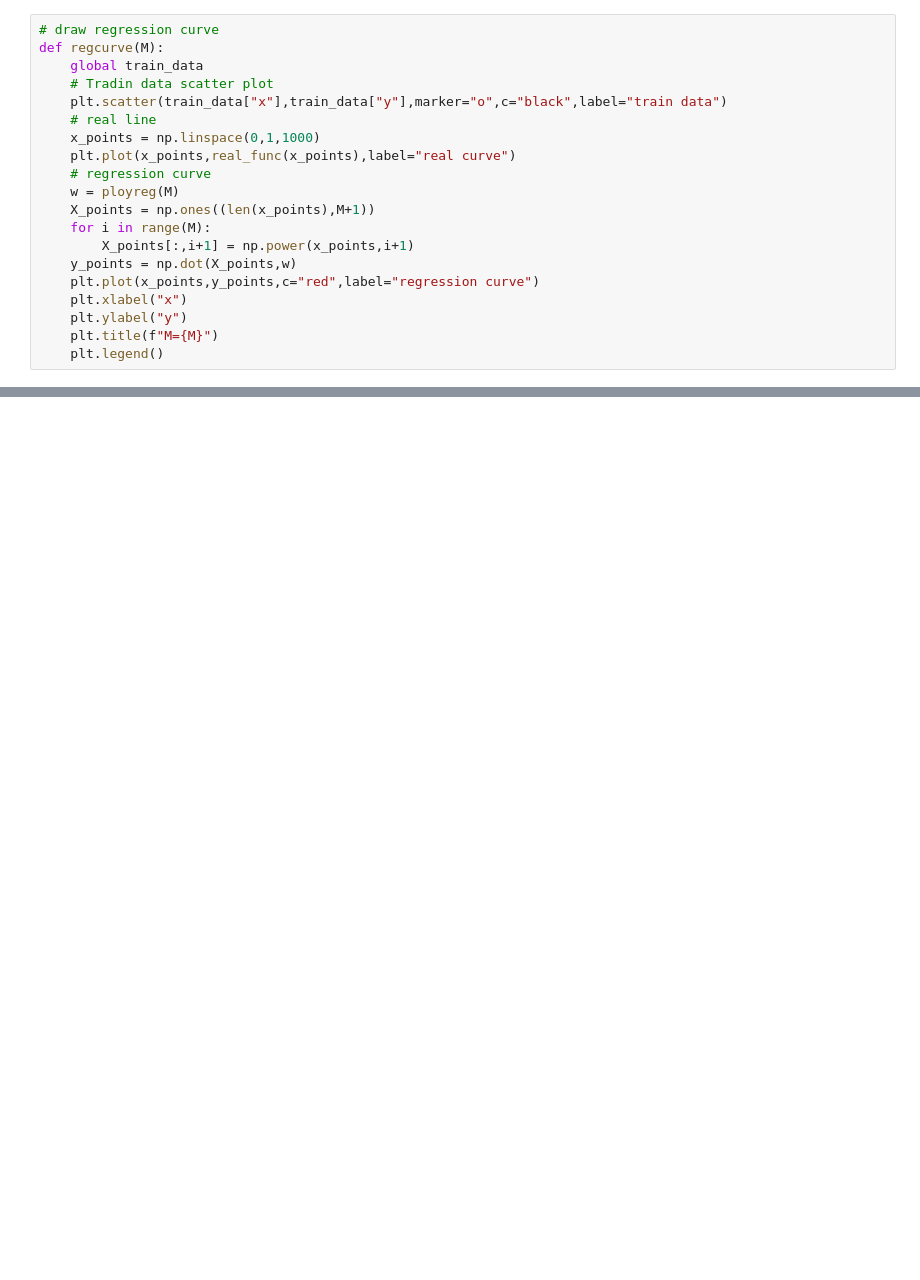
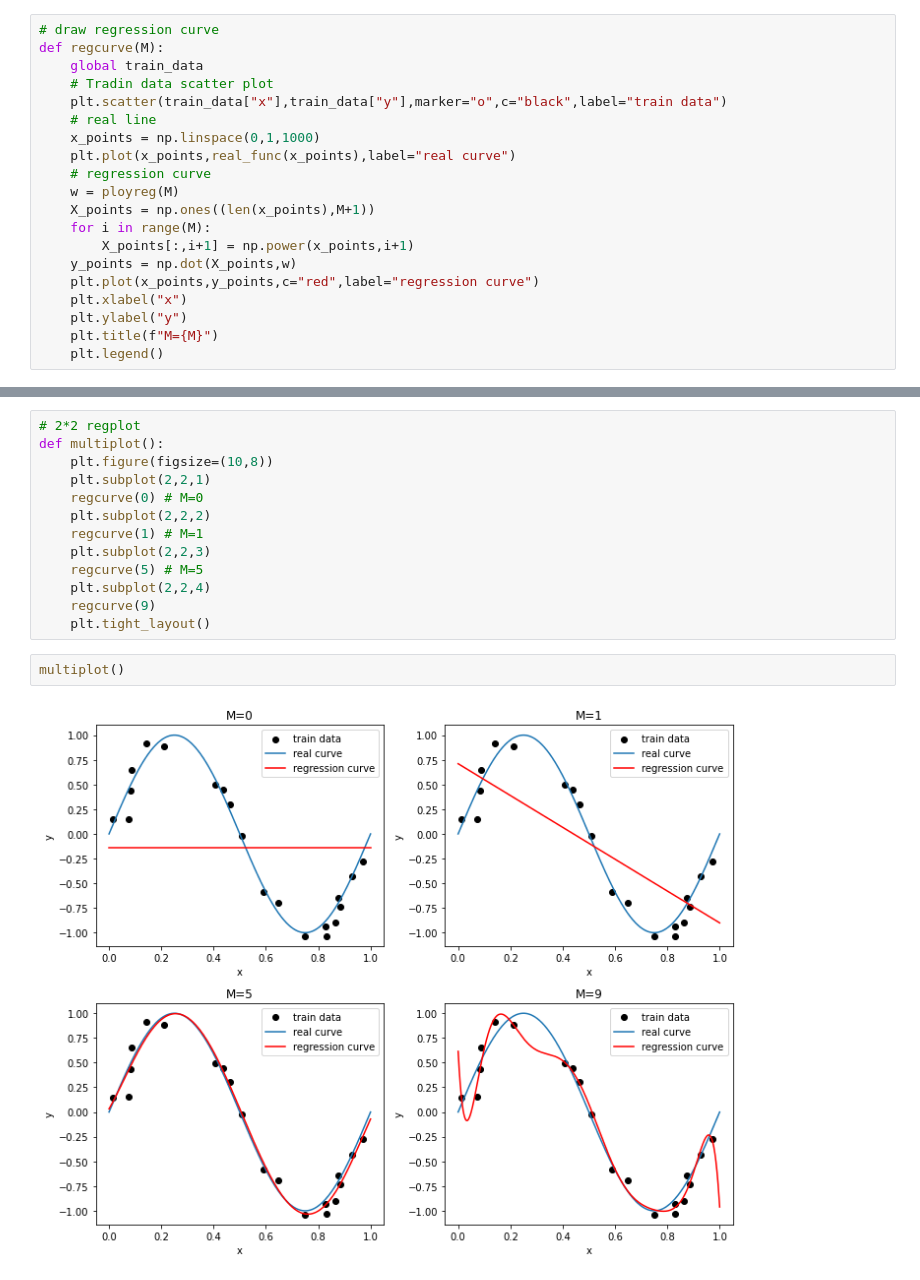
Before and after one commit to SXUSongJH/SXUSongJH.github.io, a Jupyter notebook: Code/Machine Learn/1.Introduction.ipynb, the cells around one changed output, grey strips where cells are left out. Saved outputs shown, nothing was run; the diff lists cells and outputs as text; blank space fills up the shorter version.

```diff
--- a/Code/Machine Learn/1.Introduction.ipynb
+++ b/Code/Machine Learn/1.Introduction.ipynb
@@ -107,0 +134,17 @@ regcurve(0)
+# %%
+# 2*2 regplot
+def multiplot():
+    plt.figure(figsize=(10,8))
+    plt.subplot(2,2,1)
+    regcurve(0) # M=0
+    plt.subplot(2,2,2)
+    regcurve(1) # M=1
+    plt.subplot(2,2,3)
+    regcurve(5) # M=5
+    plt.subplot(2,2,4)
+    regcurve(9)
+    plt.tight_layout()
+# %%
+multiplot()
+# %% [output]
+[figure, added]
```
Also changed, not shown: parts of 5 cells of this notebook, 5 other files.
